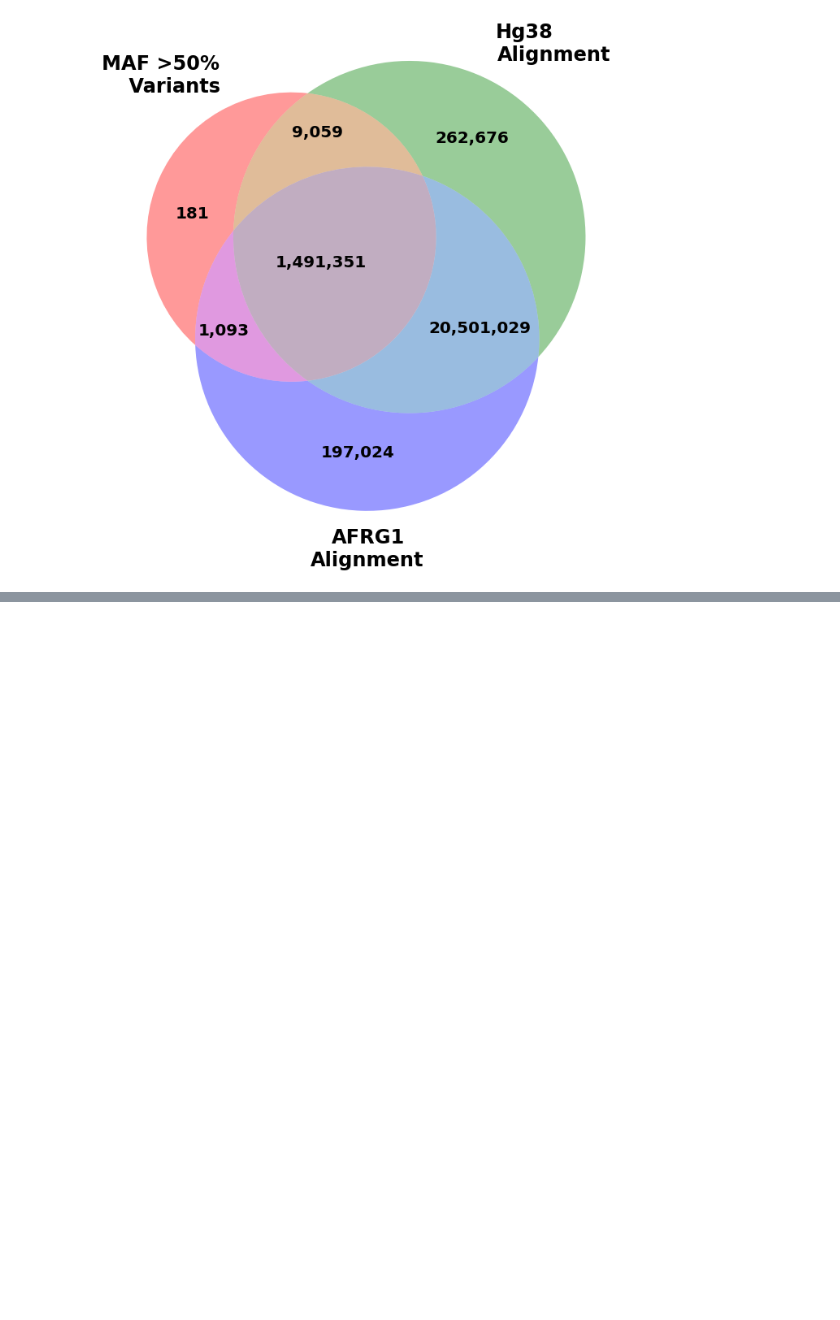
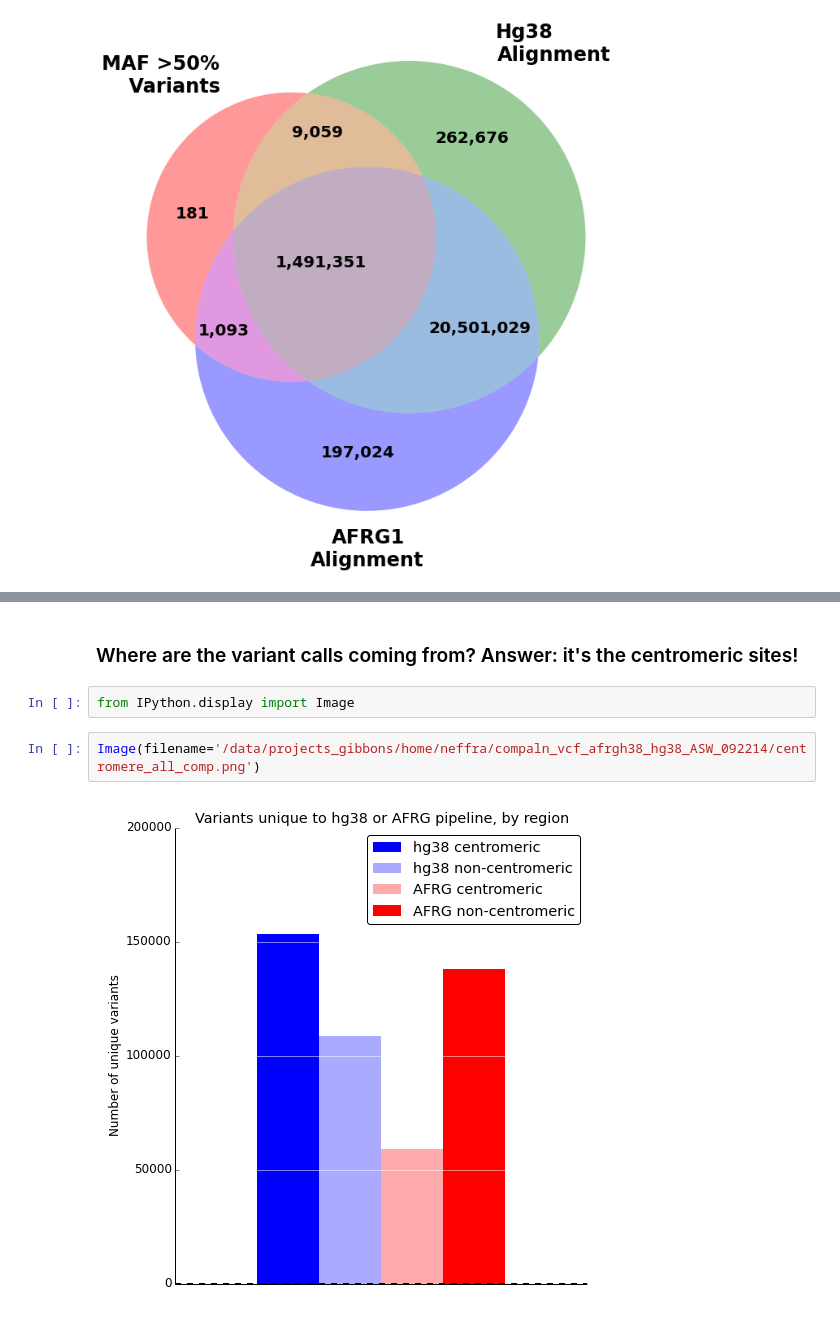
Before and after one commit to ryananeff/ipython-neff-davislab, a Jupyter notebook: ASHG-poster-support.ipynb, the cells around one changed output, grey strips where cells are left out. Saved outputs shown, nothing was run; the diff lists cells and outputs as text; blank space fills up the shorter version.

```diff
--- a/ASHG-poster-support.ipynb
+++ b/ASHG-poster-support.ipynb
@@ -363,0 +491,8 @@ with open(v_alt) as f:
+# %% [markdown]
+### Where are the variant calls coming from? Answer: it's the centromeric sites!
+# %%
+from IPython.display import Image
+# %%
+Image(filename='/data/projects_gibbons/home/neffra/compaln_vcf_afrgh38_hg38_ASW_092214/centromere_all_comp.png')
+# %% [output]
+[figure, added]
```
Also changed, not shown: parts of 36 cells of this notebook, 9 other files.
